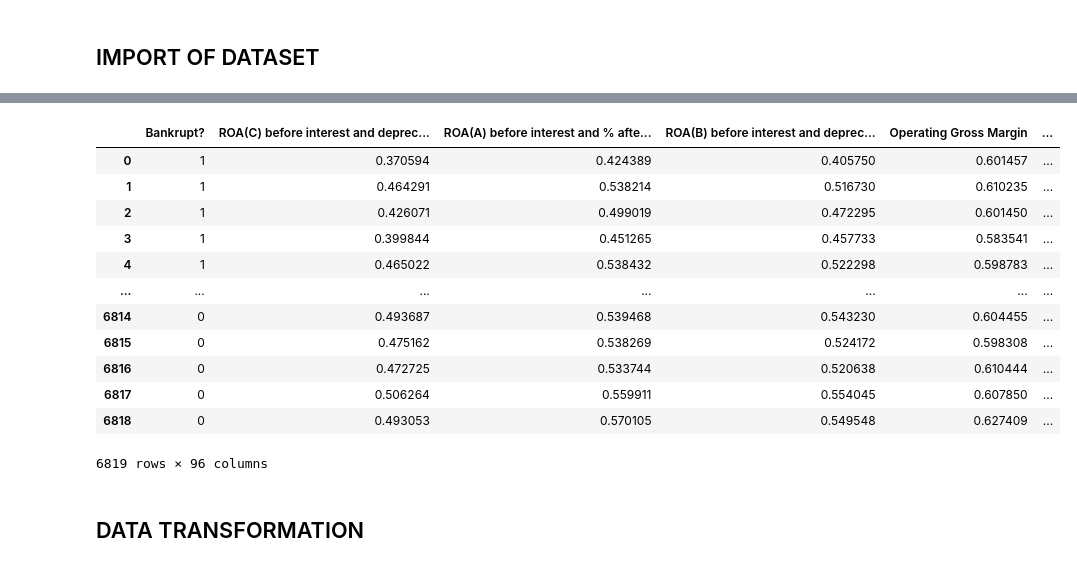
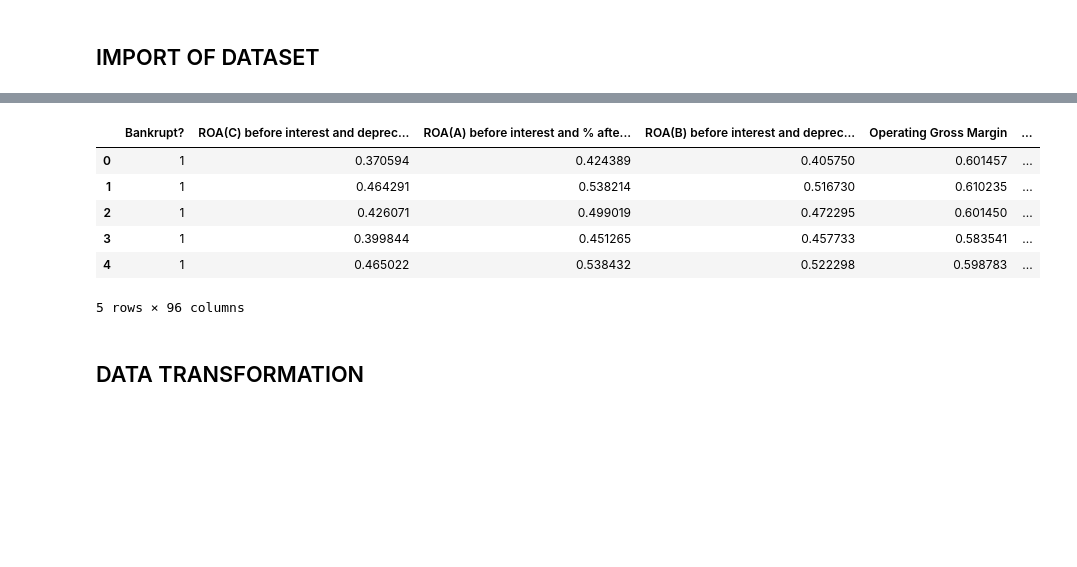
Before and after one commit to vianelk/ai_financial_track, a Jupyter notebook: AI_detect_financial_bankrupt.ipynb, the cells around one changed output, grey strips where cells are left out. Cells and saved outputs as stored; diff of their text form; code cells hidden in the pictures; blank space fills up the shorter version.

```diff
--- a/AI_detect_financial_bankrupt.ipynb
+++ b/AI_detect_financial_bankrupt.ipynb
@@ -42,20 +49,14 @@ DATASET_PATH = './datasets'
 # %%
 df = pd.read_csv("datasets/data.csv")
 
-df
+df.head()
 # %% [output]
 |  | Bankrupt? | ROA(C) before interest and deprec... | ROA(A) before interest and % afte... | ROA(B) before interest and deprec... | Operating Gross Margin | ... |
 | 0 | 1 | 0.370594 | 0.424389 | 0.405750 | 0.601457 | ... |
 | 1 | 1 | 0.464291 | 0.538214 | 0.516730 | 0.610235 | ... |
 | 2 | 1 | 0.426071 | 0.499019 | 0.472295 | 0.601450 | ... |
 | 3 | 1 | 0.399844 | 0.451265 | 0.457733 | 0.583541 | ... |
 | 4 | 1 | 0.465022 | 0.538432 | 0.522298 | 0.598783 | ... |
-| ... | ... | ... | ... | ... | ... | ... |
-| 6814 | 0 | 0.493687 | 0.539468 | 0.543230 | 0.604455 | ... |
-| 6815 | 0 | 0.475162 | 0.538269 | 0.524172 | 0.598308 | ... |
-| 6816 | 0 | 0.472725 | 0.533744 | 0.520638 | 0.610444 | ... |
-| 6817 | 0 | 0.506264 | 0.559911 | 0.554045 | 0.607850 | ... |
-| 6818 | 0 | 0.493053 | 0.570105 | 0.549548 | 0.627409 | ... |
-6819 rows × 96 columns
+5 rows × 96 columns
 # %% [markdown]
 ## DATA TRANSFORMATION
```
Also changed, not shown: parts of 18 cells of this notebook.
